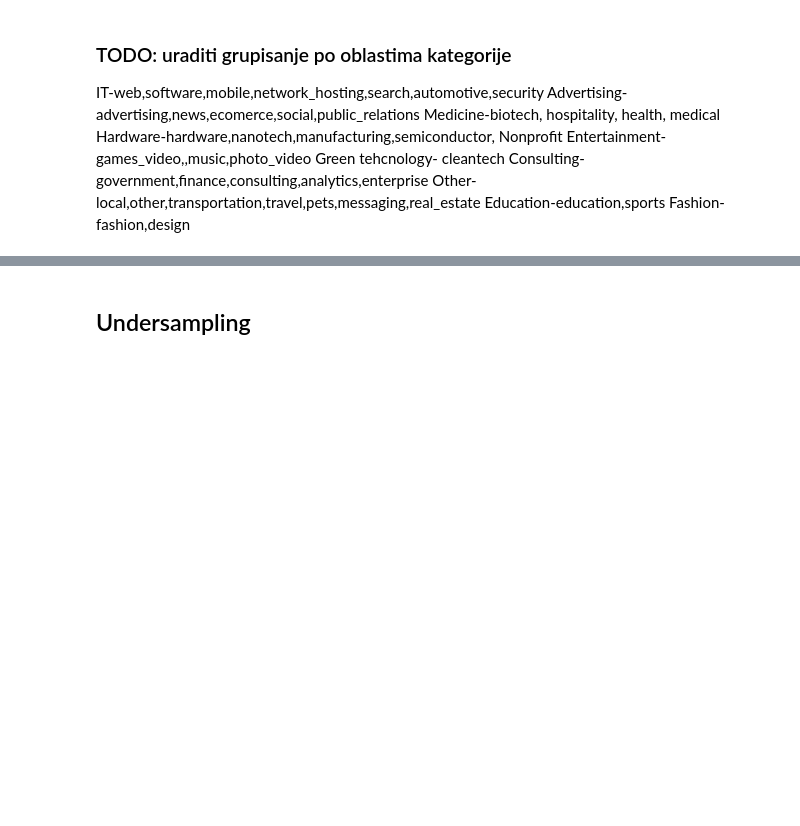
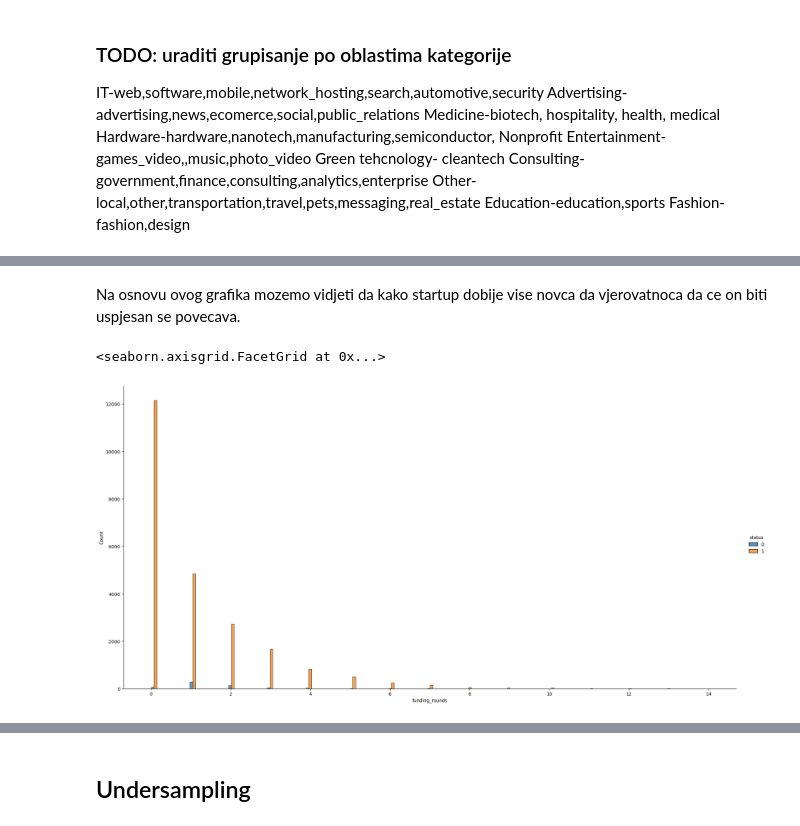
Before and after one commit to djordjekrsmanovic/siap, a Jupyter notebook: KT1.ipynb, the cells around one changed output, grey strips where cells are left out. Drawn from its saved outputs; the diff is of its cells as text; code cells hidden in the pictures; blank space fills up the shorter version.

```diff
--- a/KT1.ipynb
+++ b/KT1.ipynb
@@ -345,0 +390,8 @@ dfTarget
+# %% [markdown]
+Na osnovu ovog grafika mozemo vidjeti da kako startup dobije vise novca da vjerovatnoca da ce on biti uspjesan se povecava.
+# %%
+%matplotlib inline
+sb.displot(dfTarget, x='funding_rounds', hue="status", height=10, aspect=2, multiple="dodge")
+# %% [output]
+<seaborn.axisgrid.FacetGrid at 0x...>
+[figure, added]
```
Also changed, not shown: parts of 113 cells of this notebook, 8 other files.
